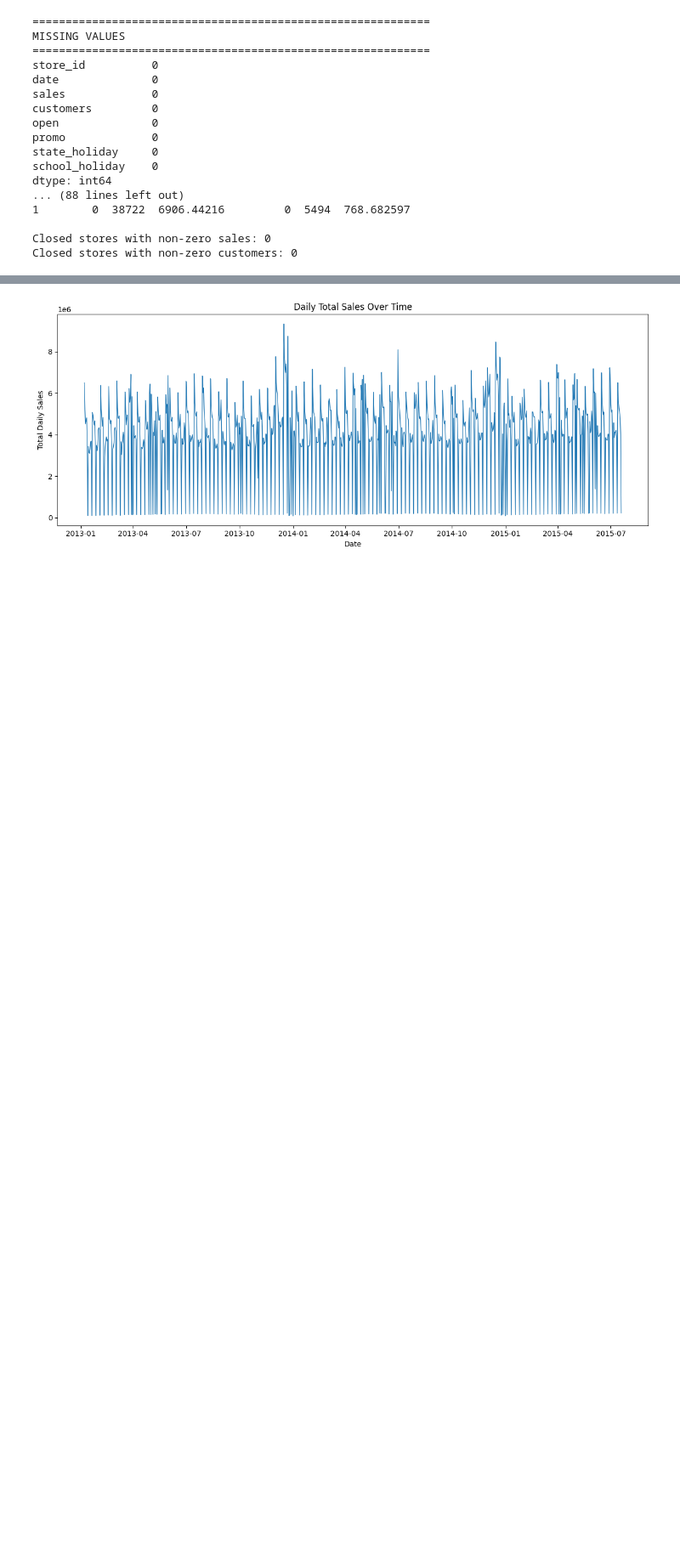
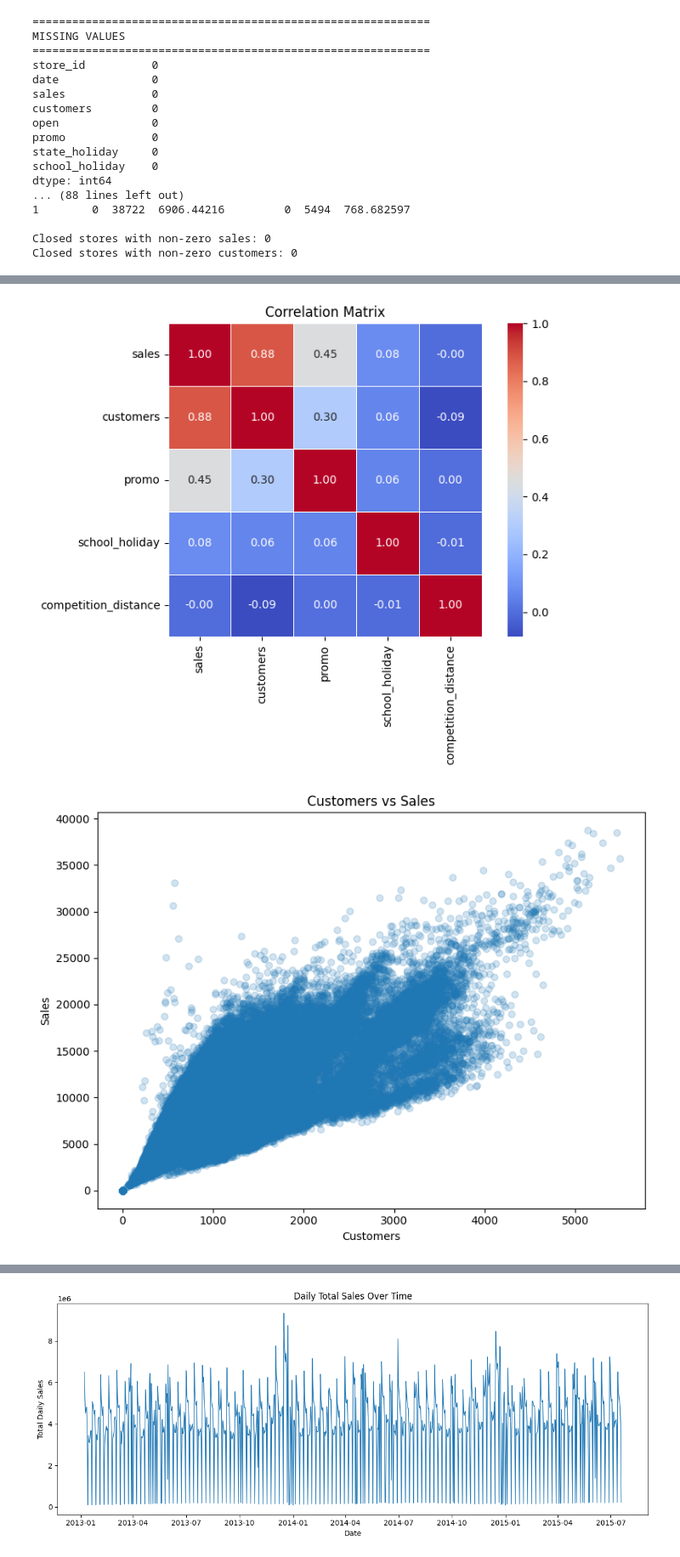
Before and after one commit to xueyingpeng24-dotcom/BF-PJ2, a Jupyter notebook: notebooks/eda+Data_cleaning+merge.ipynb, the cells around one changed output, grey strips where cells are left out. Shown at 85% size. Cells and saved outputs as stored; diff of their text form; code cells hidden in the pictures; blank space fills up the shorter version.

Commit message:
correlation

```diff
--- a/notebooks/eda+Data_cleaning+merge.ipynb
+++ b/notebooks/eda+Data_cleaning+merge.ipynb
@@ -450,6 +452,74 @@ plt.savefig(
 )
 
 plt.show()
+
+# =============================================================================
+# Correlation Analysis
+# =============================================================================
+
+# Merge competition distance for correlation analysis
+corr_data = sales_data.merge(
+    meta_data[["store_id", "competition_distance"]],
+    on="store_id",
+    how="left"
+)
+
+# Select numerical variables
+corr_columns = [
+    "sales",
+    "customers",
+    "promo",
+    "school_holiday",
+    "competition_distance"
+]
+
+correlation = corr_data[corr_columns].corr()
+
+print("\n" + "=" * 60)
+print("CORRELATION MATRIX")
+print("=" * 60)
+
+print(correlation)
+
+plt.figure(figsize=(8, 6))
+
+sns.heatmap(
+    correlation,
+    annot=True,
+    cmap="coolwarm",
+    fmt=".2f",
+    square=True,
+    linewidths=0.5
+)
+
+plt.title("Correlation Matrix")
+
+plt.tight_layout()
+plt.show()
+
+plt.figure(figsize=(8, 6))
+
+plt.scatter(
+    corr_data["customers"],
+    corr_data["sales"],
+    alpha=0.2
+)
+
+plt.xlabel("Customers")
+plt.ylabel("Sales")
+plt.title("Customers vs Sales")
+
+plt.tight_layout()
+plt.show()
+
+print("\n" + "=" * 60)
+print("CORRELATION WITH SALES")
+print("=" * 60)
+
+print(
+    correlation["sales"]
+    .sort_values(ascending=False)
+)
 # %% [output]
 [figure]
 [figure]
@@ -455,0 +542,2 @@ plt.show()
+[figure, added]
+[figure, added]
```
Also changed, not shown: parts of 2 cells of this notebook, 2 other files.
